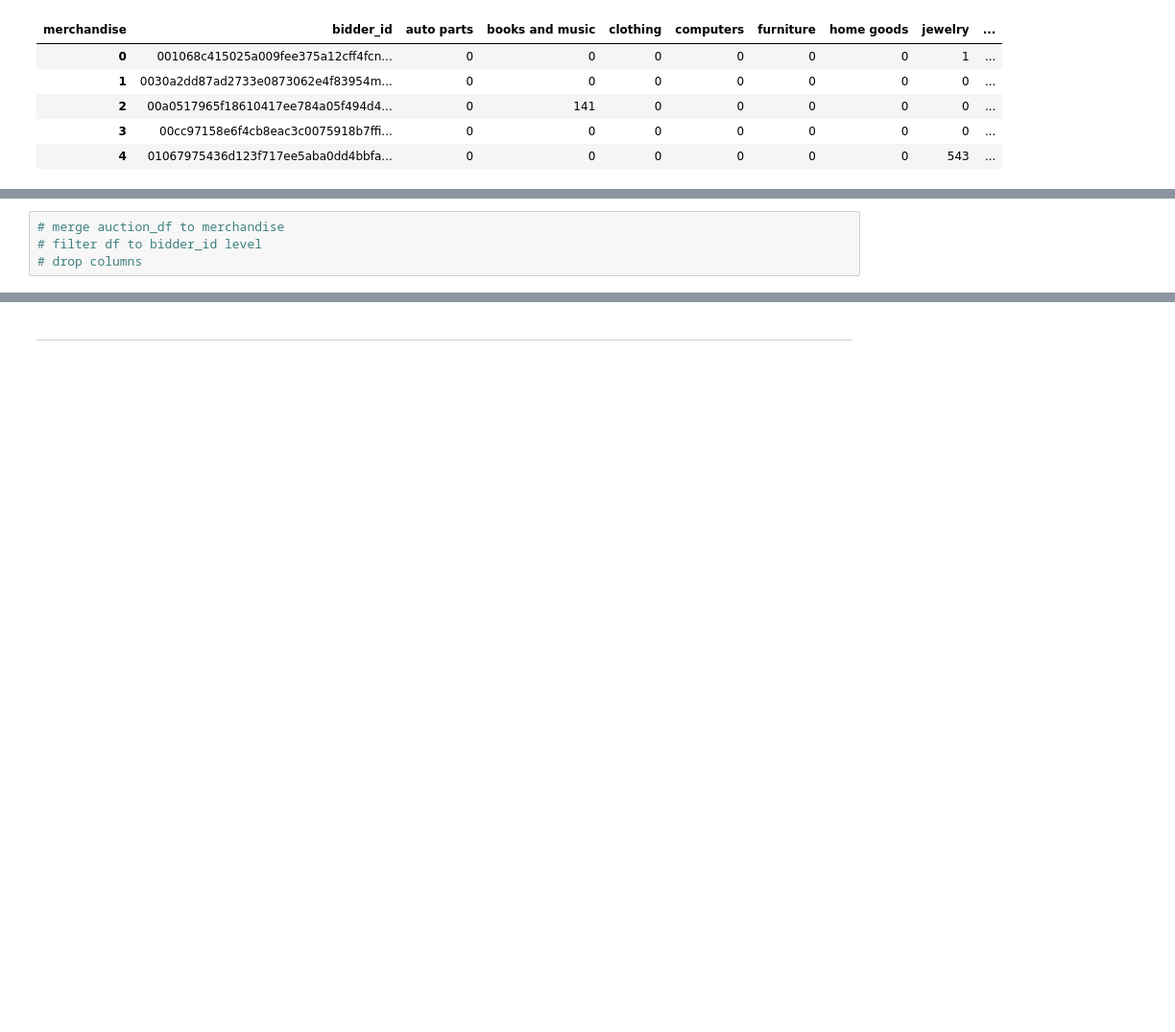
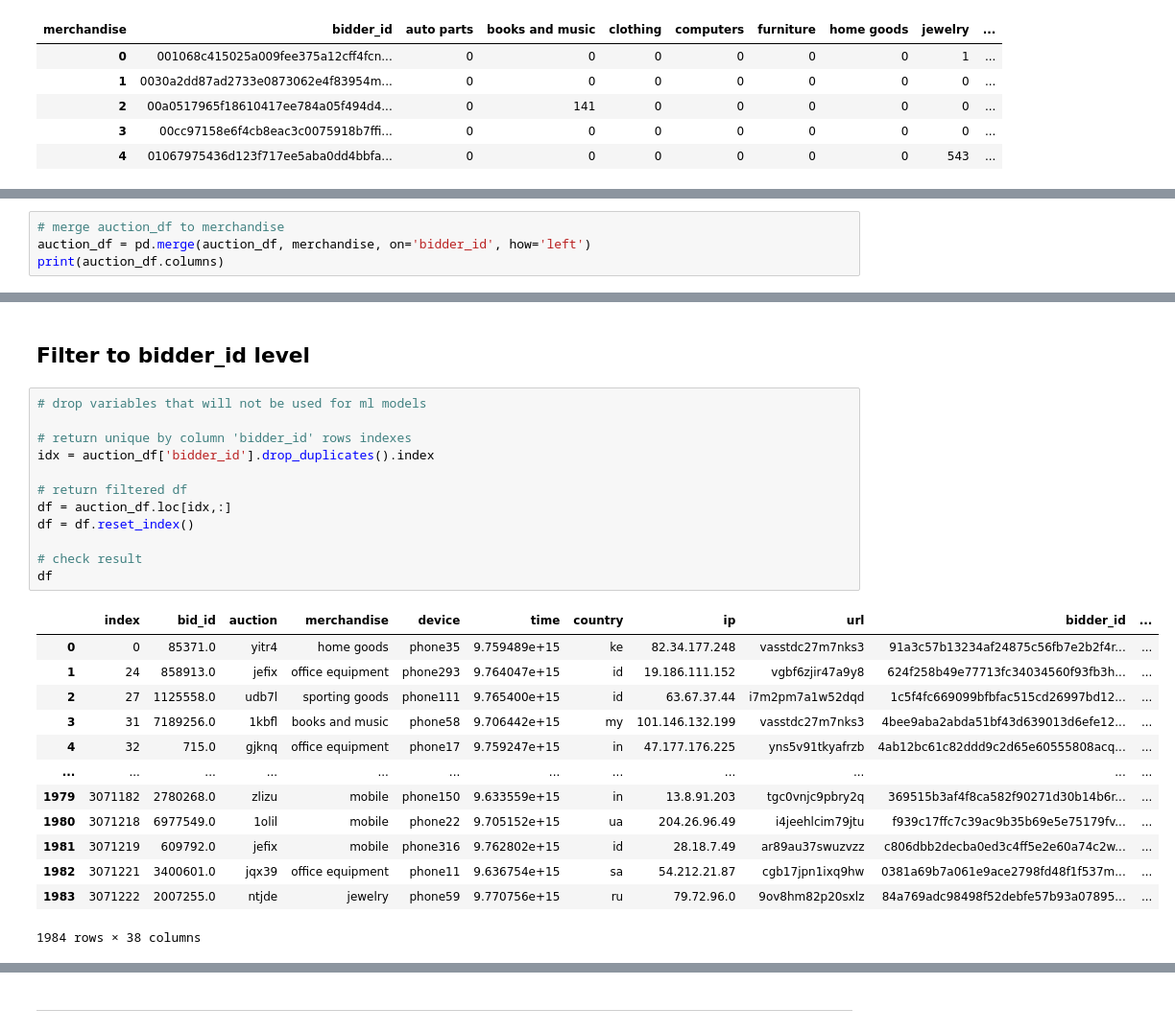
Before and after one commit to gabriellewald/auction-fraud-detection, a Jupyter notebook: notebooks/3_feature_engineering.ipynb, the cells around one changed output, grey strips where cells are left out. Shown at 96% size. Saved outputs shown, nothing was run; the diff lists cells and outputs as text; blank space fills up the shorter version.

Commit message:
Create csv for ml models

```diff
--- a/notebooks/3_feature_engineering.ipynb
+++ b/notebooks/3_feature_engineering.ipynb
@@ -357,4 +366,4 @@ sns.heatmap(corr_matrix.corr(),
 # %%
 # merge auction_df to merchandise
-# filter df to bidder_id level
-# drop columns
+auction_df = pd.merge(auction_df, merchandise, on='bidder_id', how='left')
+print(auction_df.columns)
@@ -360,0 +403,28 @@ sns.heatmap(corr_matrix.corr(),
+# %% [markdown]
+## Filter to bidder_id level
+# %%
+# drop variables that will not be used for ml models
+
+# return unique by column 'bidder_id' rows indexes
+idx = auction_df['bidder_id'].drop_duplicates().index
+
+# return filtered df
+df = auction_df.loc[idx,:]
+df = df.reset_index()
+
+# check result
+df
+# %% [output]
+|  | index | bid_id | auction | merchandise | device | time | country | ip | url | bidder_id | ... |
+| 0 | 0 | 85371.0 | yitr4 | home goods | phone35 | 9.759489e+15 | ke | 82.34.177.248 | vasstdc27m7nks3 | 91a3c57b13234af24875c56fb7e2b2f4r... | ... |
+| 1 | 24 | 858913.0 | jefix | office equipment | phone293 | 9.764047e+15 | id | 19.186.111.152 | vgbf6zjir47a9y8 | 624f258b49e77713fc34034560f93fb3h... | ... |
+| 2 | 27 | 1125558.0 | udb7l | sporting goods | phone111 | 9.765400e+15 | id | 63.67.37.44 | i7m2pm7a1w52dqd | 1c5f4fc669099bfbfac515cd26997bd12... | ... |
+| 3 | 31 | 7189256.0 | 1kbfl | books and music | phone58 | 9.706442e+15 | my | 101.146.132.199 | vasstdc27m7nks3 | 4bee9aba2abda51bf43d639013d6efe12... | ... |
+| 4 | 32 | 715.0 | gjknq | office equipment | phone17 | 9.759247e+15 | in | 47.177.176.225 | yns5v91tkyafrzb | 4ab12bc61c82ddd9c2d65e60555808acq... | ... |
+| ... | ... | ... | ... | ... | ... | ... | ... | ... | ... | ... | ... |
+| 1979 | 3071182 | 2780268.0 | zlizu | mobile | phone150 | 9.633559e+15 | in | 13.8.91.203 | tgc0vnjc9pbry2q | 369515b3af4f8ca582f90271d30b14b6r... | ... |
+| 1980 | 3071218 | 6977549.0 | 1olil | mobile | phone22 | 9.705152e+15 | ua | 204.26.96.49 | i4jeehlcim79jtu | f939c17ffc7c39ac9b35b69e5e75179fv... | ... |
+| 1981 | 3071219 | 609792.0 | jefix | mobile | phone316 | 9.762802e+15 | id | 28.18.7.49 | ar89au37swuzvzz | c806dbb2decba0ed3c4ff5e2e60a74c2w... | ... |
+| 1982 | 3071221 | 3400601.0 | jqx39 | office equipment | phone11 | 9.636754e+15 | sa | 54.212.21.87 | cgb17jpn1ixq9hw | 0381a69b7a061e9ace2798fd48f1f537m... | ... |
+| 1983 | 3071222 | 2007255.0 | ntjde | jewelry | phone59 | 9.770756e+15 | ru | 79.72.96.0 | 9ov8hm82p20sxlz | 84a769adc98498f52debfe57b93a07895... | ... |
+1984 rows × 38 columns
```
Also changed, not shown: parts of 13 cells of this notebook.
